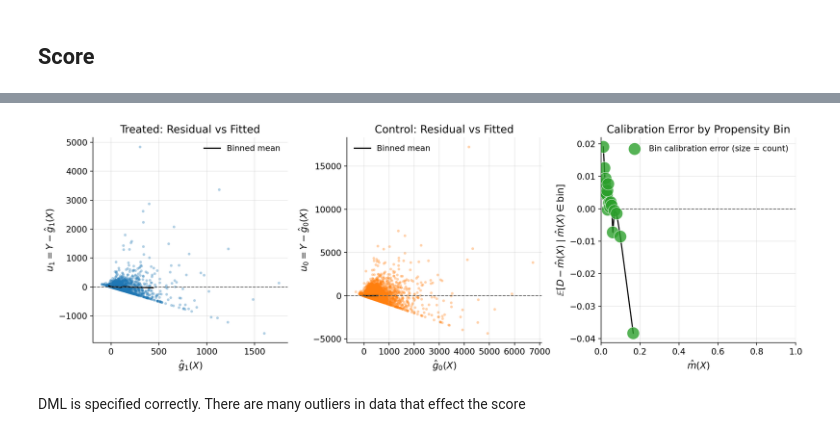
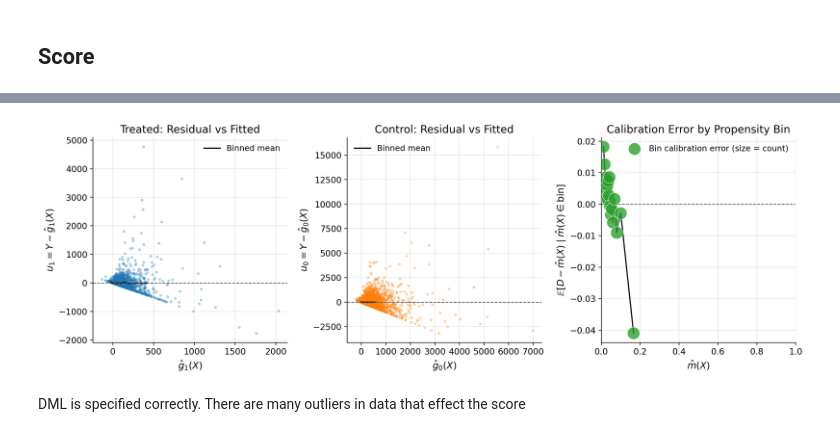
Before and after one commit to IoannMartynov/Causalis, a Jupyter notebook: notebooks/scenarios/uncofoundedness.ipynb, the cells around one changed output, grey strips where cells are left out. Saved outputs shown, nothing was run; the diff lists cells and outputs as text; code cells hidden in the pictures.

```diff
--- a/notebooks/scenarios/uncofoundedness.ipynb
+++ b/notebooks/scenarios/uncofoundedness.ipynb
@@ -284,8 +277,10 @@ plot_influence_instability(dml_result, log_hist=True, trimming_threshold=0.02)
 # %%
 from causalis.scenarios.unconfoundedness.refutation import plot_residual_diagnostics
-plot_residual_diagnostics(dml_result)
+plot_residual_diagnostics(dml_result,
+                          max_scatter_points=50000,
+                          random_state=42)
 # %% [output]
-[figure, old version]
+[figure, new version]
 # %% [markdown]
 DML is specified correctly. There are many outliers in data that effect the score
 # %% [markdown]
```
Also changed, not shown: parts of 12 cells of this notebook, 30 other files.
